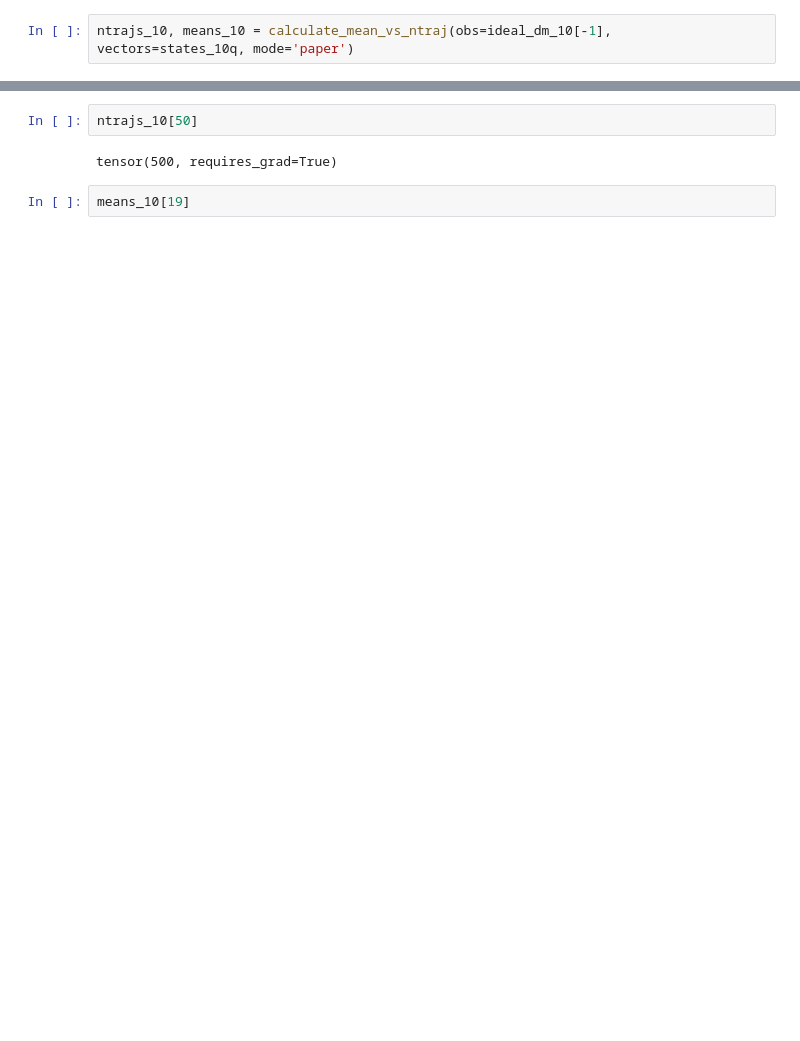
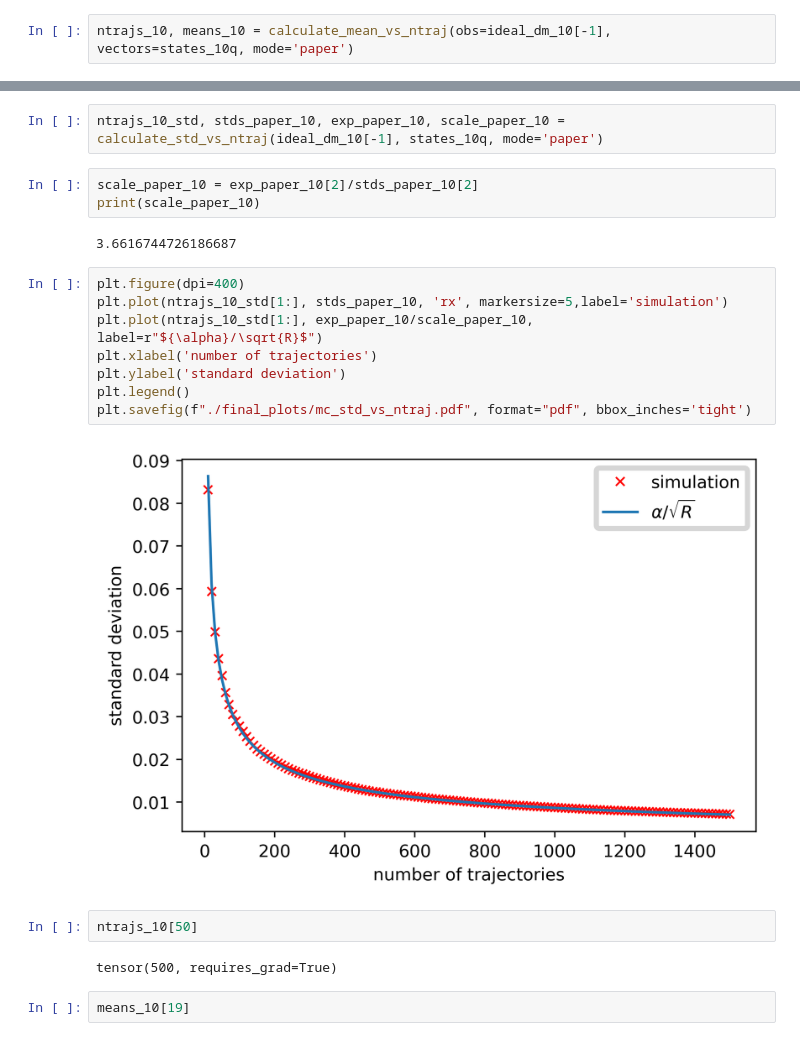
Before and after one commit to aaronleesander/QHack2023, a Jupyter notebook: emiliano/density_vs_sv/runtime_analysis.ipynb, the cells around one changed output, grey strips where cells are left out. Drawn from its saved outputs; the diff is of its cells as text; blank space fills up the shorter version.

```diff
--- a/emiliano/density_vs_sv/runtime_analysis.ipynb
+++ b/emiliano/density_vs_sv/runtime_analysis.ipynb
@@ -308,3 +304,20 @@ plt.legend()
+# %%
+ntrajs_10_std, stds_paper_10, exp_paper_10, scale_paper_10 = calculate_std_vs_ntraj(ideal_dm_10[-1], states_10q, mode='paper')
+# %%
+scale_paper_10 = exp_paper_10[2]/stds_paper_10[2]
+print(scale_paper_10)
+# %% [output]
+3.6616744726186687
+# %%
+plt.figure(dpi=400)
+plt.plot(ntrajs_10_std[1:], stds_paper_10, 'rx', markersize=5,label='simulation')
+plt.plot(ntrajs_10_std[1:], exp_paper_10/scale_paper_10, label=r"${\alpha}/\sqrt{R}$")
+plt.xlabel('number of trajectories')
+plt.ylabel('standard deviation')
+plt.legend()
+plt.savefig(f"./final_plots/mc_std_vs_ntraj.pdf", format="pdf", bbox_inches='tight')
+# %% [output]
+[figure, added]
 # %%
 ntrajs_10[50]
 # %% [output]
```
Also changed, not shown: parts of 11 cells of this notebook, 2 other files.
